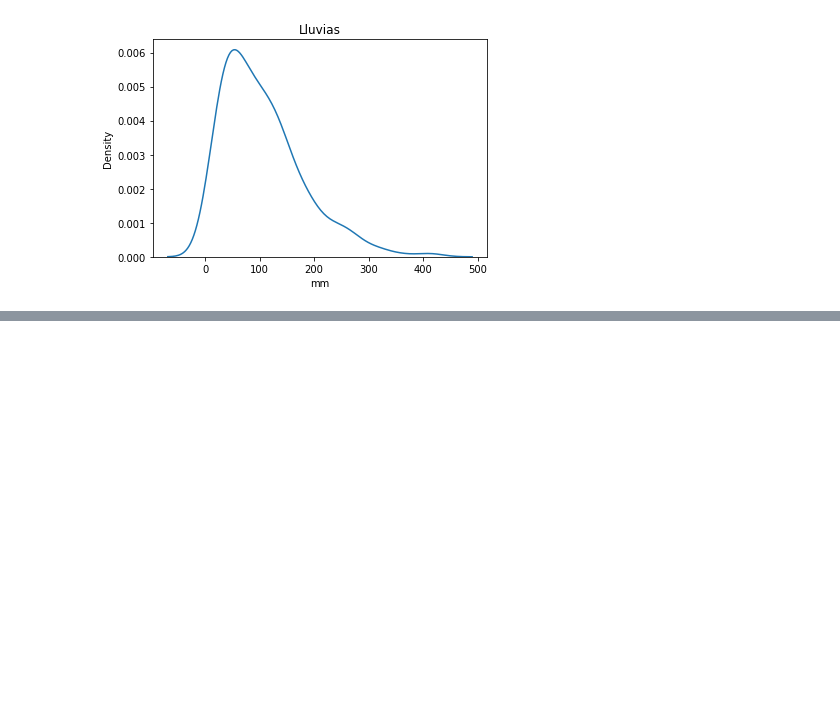
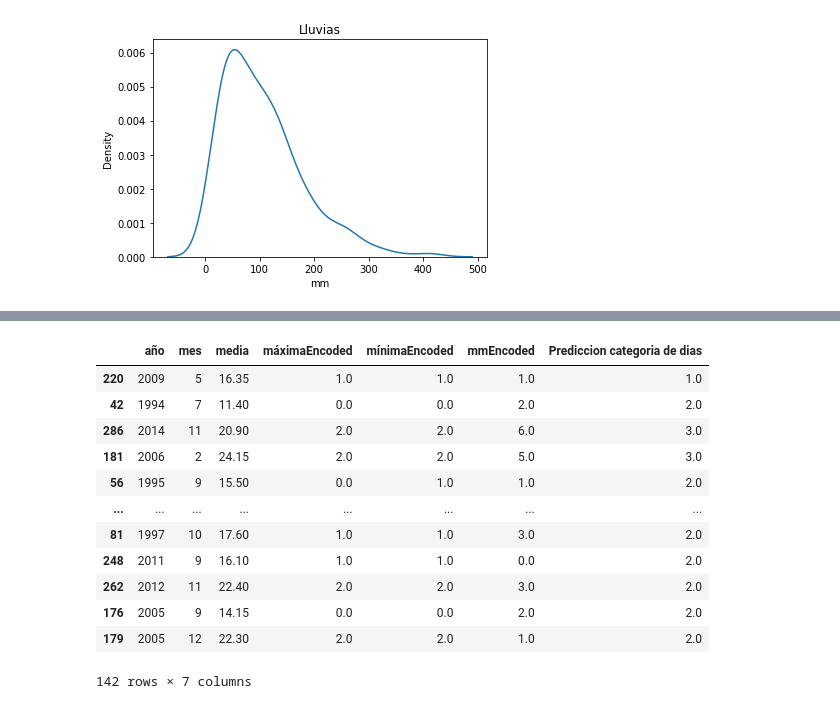
Before and after one commit to Zarboagus/Cooder, a Jupyter notebook: Variables_climáticas_buenos_aire_zarbo.ipynb, the cells around one changed output, grey strips where cells are left out. Drawn from its saved outputs; the diff is of its cells as text; code cells hidden in the pictures; blank space fills up the shorter version.

```diff
--- a/Variables_climáticas_buenos_aire_zarbo.ipynb
+++ b/Variables_climáticas_buenos_aire_zarbo.ipynb
@@ -104,0 +238,9 @@ profile
+# %%
+from sklearn.model_selection import train_test_split
+
+X_train, X_test, y_train, y_test = train_test_split(X, y, test_size=0.40, random_state=42)
+# %%
+from sklearn.tree import DecisionTreeClassifier
+tree = DecisionTreeClassifier(max_depth=2, random_state=42)
+# %%
+tree.fit(X_train, y_train)
@@ -104,0 +258,3 @@ profile
+# %%
+y_test_pred = tree.predict(X_test)
+y_test_pred
@@ -104,0 +271,17 @@ profile
+# %%
+X_test['Prediccion categoria de dias']=y_test_pred
+X_test
+# %% [output]
+|  | año | mes | media | máximaEncoded | mínimaEncoded | mmEncoded | Prediccion categoria de dias |
+| 220 | 2009 | 5 | 16.35 | 1.0 | 1.0 | 1.0 | 1.0 |
+| 42 | 1994 | 7 | 11.40 | 0.0 | 0.0 | 2.0 | 2.0 |
+| 286 | 2014 | 11 | 20.90 | 2.0 | 2.0 | 6.0 | 3.0 |
+| 181 | 2006 | 2 | 24.15 | 2.0 | 2.0 | 5.0 | 3.0 |
+| 56 | 1995 | 9 | 15.50 | 0.0 | 1.0 | 1.0 | 2.0 |
+| ... | ... | ... | ... | ... | ... | ... | ... |
+| 81 | 1997 | 10 | 17.60 | 1.0 | 1.0 | 3.0 | 2.0 |
+| 248 | 2011 | 9 | 16.10 | 1.0 | 1.0 | 0.0 | 2.0 |
+| 262 | 2012 | 11 | 22.40 | 2.0 | 2.0 | 3.0 | 2.0 |
+| 176 | 2005 | 9 | 14.15 | 0.0 | 0.0 | 2.0 | 2.0 |
+| 179 | 2005 | 12 | 22.30 | 2.0 | 2.0 | 1.0 | 2.0 |
+142 rows × 7 columns
```
Also changed, not shown: parts of 33 cells of this notebook.
